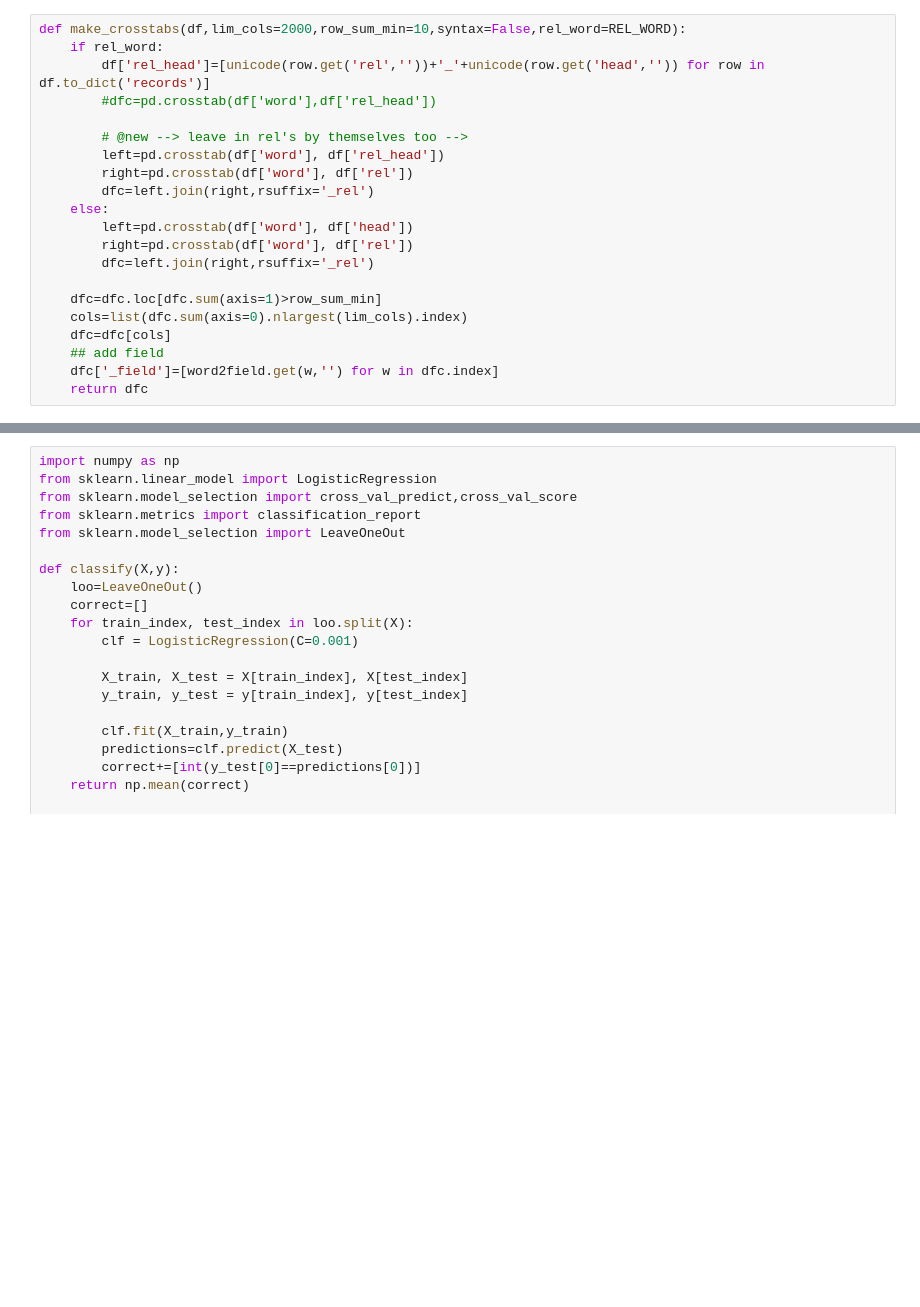
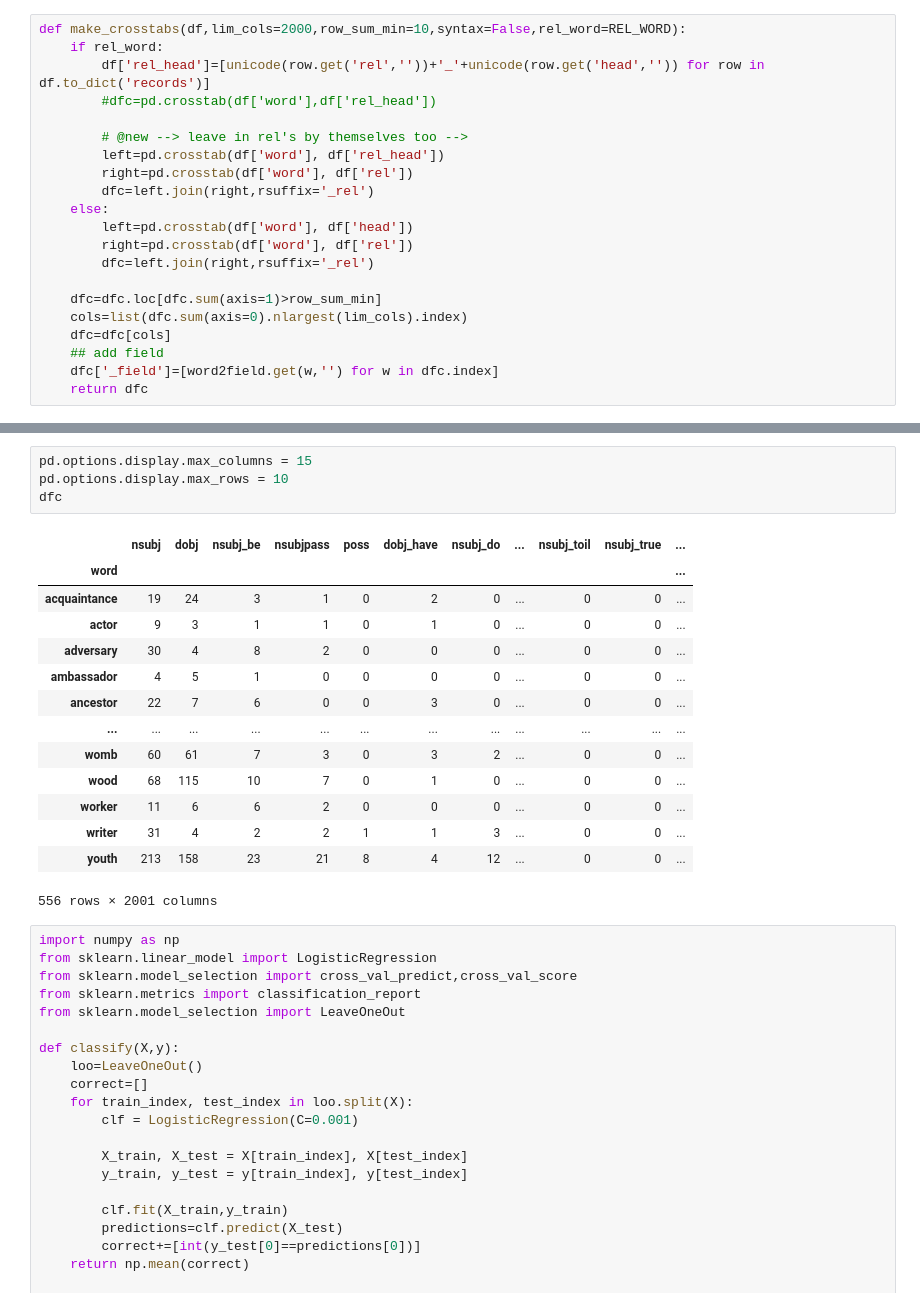
Before and after one commit to quadrismegistus/personhood, a Jupyter notebook: GrammarOfPersonhood.ipynb, the cells around one changed output, grey strips where cells are left out. Saved outputs shown, nothing was run; the diff lists cells and outputs as text; blank space fills up the shorter version.

```diff
--- a/GrammarOfPersonhood.ipynb
+++ b/GrammarOfPersonhood.ipynb
@@ -319,3 +232,22 @@ dfc.head()
+# %%
+pd.options.display.max_columns = 15
+pd.options.display.max_rows = 10
+dfc
+# %% [output]
+|  | nsubj | dobj | nsubj_be | nsubjpass | poss | dobj_have | nsubj_do | ... | nsubj_toil | nsubj_true | ... |
+| word |  |  |  |  |  |  |  |  |  |  | ... |
+| acquaintance | 19 | 24 | 3 | 1 | 0 | 2 | 0 | ... | 0 | 0 | ... |
+| actor | 9 | 3 | 1 | 1 | 0 | 1 | 0 | ... | 0 | 0 | ... |
+| adversary | 30 | 4 | 8 | 2 | 0 | 0 | 0 | ... | 0 | 0 | ... |
+| ambassador | 4 | 5 | 1 | 0 | 0 | 0 | 0 | ... | 0 | 0 | ... |
+| ancestor | 22 | 7 | 6 | 0 | 0 | 3 | 0 | ... | 0 | 0 | ... |
+| ... | ... | ... | ... | ... | ... | ... | ... | ... | ... | ... | ... |
+| womb | 60 | 61 | 7 | 3 | 0 | 3 | 2 | ... | 0 | 0 | ... |
+| wood | 68 | 115 | 10 | 7 | 0 | 1 | 0 | ... | 0 | 0 | ... |
+| worker | 11 | 6 | 6 | 2 | 0 | 0 | 0 | ... | 0 | 0 | ... |
+| writer | 31 | 4 | 2 | 2 | 1 | 1 | 3 | ... | 0 | 0 | ... |
+| youth | 213 | 158 | 23 | 21 | 8 | 4 | 12 | ... | 0 | 0 | ... |
+556 rows × 2001 columns
 # %%
 import numpy as np
 from sklearn.linear_model import LogisticRegression
```
Also changed, not shown: parts of 40 cells of this notebook, 2 other files.
